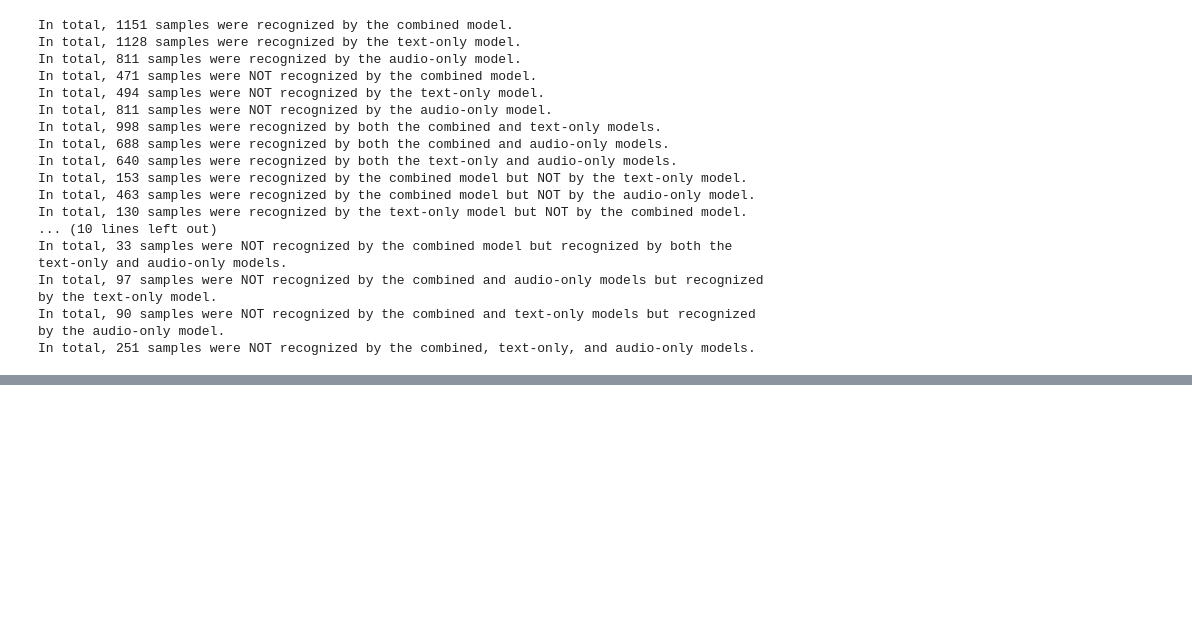
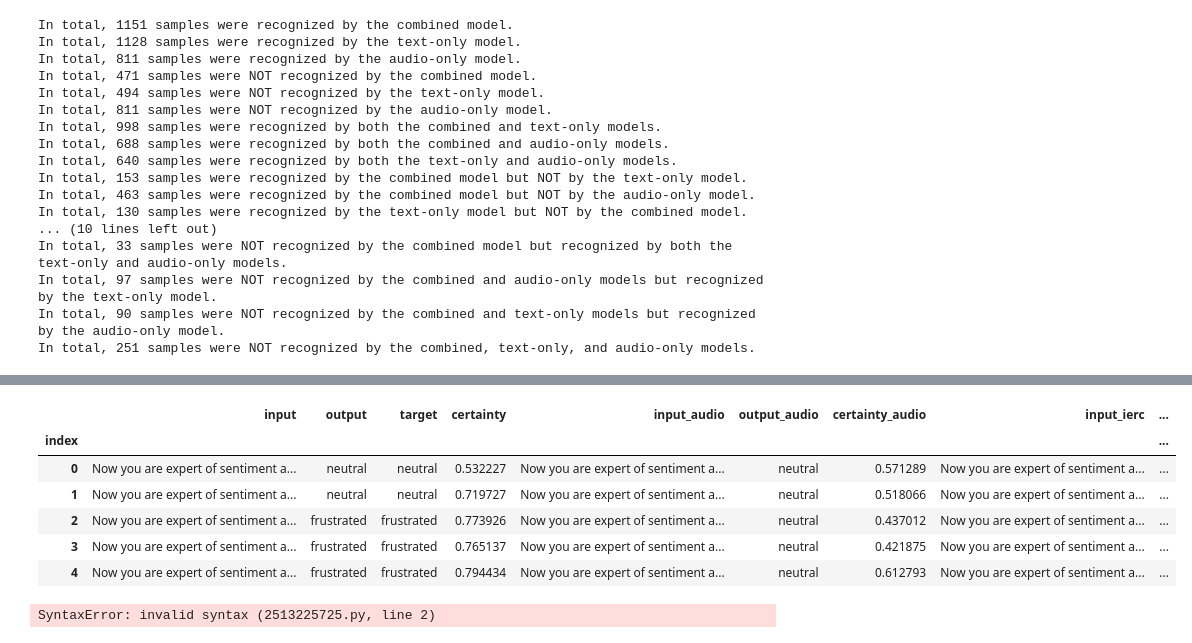
Before and after one commit to HenFo/Masterarbeit, a Jupyter notebook: analysis/mm_models/fusion_iemocap.ipynb, the cells around one changed output, grey strips where cells are left out. Saved outputs shown, nothing was run; the diff lists cells and outputs as text; code cells hidden in the pictures; blank space fills up the shorter version.

```diff
--- a/analysis/mm_models/fusion_iemocap.ipynb
+++ b/analysis/mm_models/fusion_iemocap.ipynb
@@ -690,0 +700,16 @@ In total, 251 samples were NOT recognized by the combined, text-only, and audio-
+# %%
+df.head(5)
+# %% [output]
+|  | input | output | target | certainty | input_audio | output_audio | certainty_audio | input_ierc | ... |
+| index |  |  |  |  |  |  |  |  | ... |
+| 0 | Now you are expert of sentiment a... | neutral | neutral | 0.532227 | Now you are expert of sentiment a... | neutral | 0.571289 | Now you are expert of sentiment a... | ... |
+| 1 | Now you are expert of sentiment a... | neutral | neutral | 0.719727 | Now you are expert of sentiment a... | neutral | 0.518066 | Now you are expert of sentiment a... | ... |
+| 2 | Now you are expert of sentiment a... | frustrated | frustrated | 0.773926 | Now you are expert of sentiment a... | neutral | 0.437012 | Now you are expert of sentiment a... | ... |
+| 3 | Now you are expert of sentiment a... | frustrated | frustrated | 0.765137 | Now you are expert of sentiment a... | neutral | 0.421875 | Now you are expert of sentiment a... | ... |
+| 4 | Now you are expert of sentiment a... | frustrated | frustrated | 0.794434 | Now you are expert of sentiment a... | neutral | 0.612793 | Now you are expert of sentiment a... | ... |
+# %%
+(
+    ggplot(df, aes(x = ))
+)
+# %% [output]
+SyntaxError: invalid syntax (2513225725.py, line 2)
```
Also changed, not shown: parts of 7 cells of this notebook.
